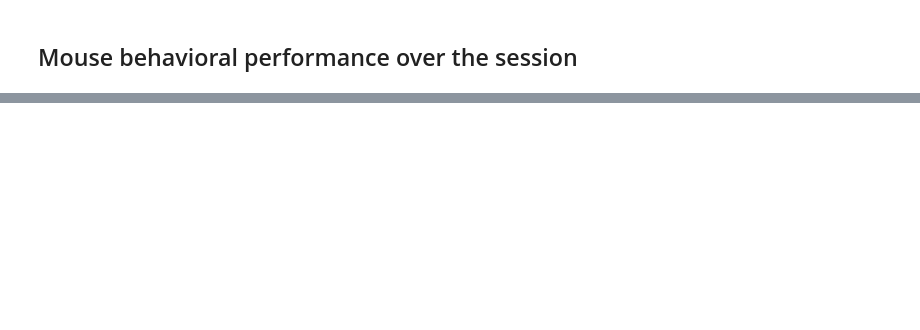
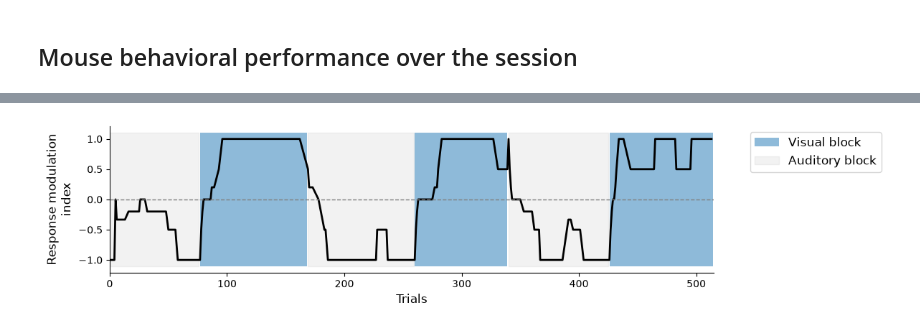
Before and after one commit to AllenSWDB/SWDB_2026_Behavioral_States, a Jupyter notebook: code/Workshop1.ipynb, the cells around one changed output, grey strips where cells are left out. Drawn from its saved outputs; the diff is of its cells as text; code cells hidden in the pictures; blank space fills up the shorter version.

```diff
--- a/code/Workshop1.ipynb
+++ b/code/Workshop1.ipynb
@@ -182,0 +136,69 @@ plt.tight_layout()
+# %%
+# response modulation index
+
+# Select target trials and sort by index for consistency
+subset_trials = (
+    trials.loc[trials.is_vis_target | trials.is_aud_target]
+    .sort_index()
+    .copy()
+)
+
+window = 3  # Define the rolling window size
+
+# Response rate across the most recent visual target trials
+vis_target_response_rate = (
+    subset_trials[subset_trials.is_vis_target].is_response
+    .astype(float)
+    .rolling(window=window, min_periods=1)
+    .mean()
+)
+
+# Response rate across the most recent auditory target trials
+aud_target_response_rate = (
+    subset_trials[subset_trials.is_aud_target].is_response
+    .astype(float)
+    .rolling(window=window, min_periods=1)
+    .mean()
+)
+
+# Place rate estimates back onto the full target-trial sequence, Fill NaN values by propagating
+subset_trials["vis_target_response_rate"] = vis_target_response_rate.reindex(subset_trials.index).ffill().fillna(0)
+subset_trials["aud_target_response_rate"] = aud_target_response_rate.reindex(subset_trials.index).ffill().fillna(0)
+
+
+# Response Modualtion index = (vis_target_response_rate - aud_target_response_rate) / (vis_target_response_rate + aud_target_response_rate)
+# calculate denominator for response modulation index
+denominator = (
+    subset_trials["vis_target_response_rate"]
+    + subset_trials["aud_target_response_rate"]
+)
+
+subset_trials["response_modulation_index"] = np.where(
+    denominator > 0,
+    (
+        subset_trials["vis_target_response_rate"]
+        - subset_trials["aud_target_response_rate"]
+    ) / denominator,
+    np.nan,
+)
+
+fig, ax = plt.subplots(figsize = (12, 2.8))
+ax.plot(subset_trials["response_modulation_index"], color="k", lw=2)
+ax.plot([0, len(trials)], [0, 0], color="gray", lw=1, ls="--")
+
+# add block information
+vis_block = trials.is_vis_rewarded
+ax.fill_between(vis_block.index, -1.1, 1.1, where=vis_block == 1, alpha=0.5, label = 'Visual block')
+ax.fill_between(vis_block.index, -1.1, 1.1, where=vis_block == 0, alpha=0.2, label = 'Auditory block', color = 'silver')
+
+# formatting
+ax.spines["top"].set_visible(False)
+ax.spines["right"].set_visible(False)
+ax.set_xlim(0, len(trials))
+ax.set_yticks(np.arange(-1, 1.1, 0.5))
+ax.set_xlabel("Trials", fontsize = 12)
+ax.set_ylabel("Response modulation\nindex", fontsize = 12)
+ax.legend(bbox_to_anchor=(1.05, 1), loc='upper left', fontsize = 12)
+plt.tight_layout()
+# %% [output]
+[figure, added]
```
Also changed, not shown: parts of 31 cells of this notebook, 2 other files.
